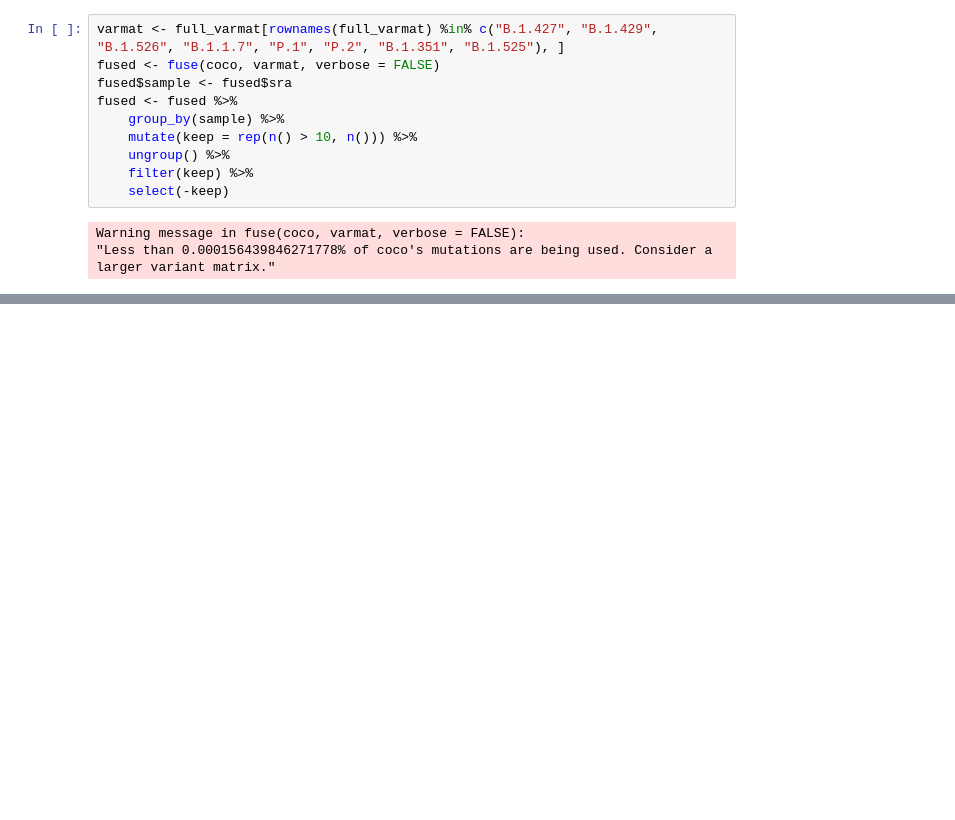
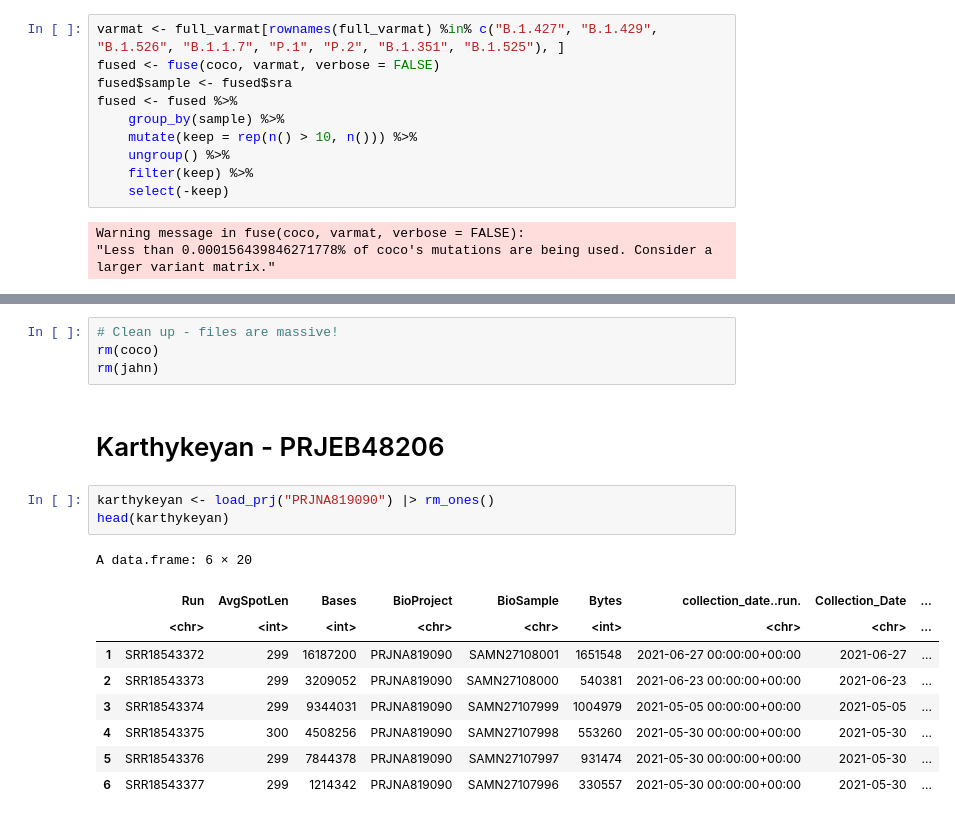
Before and after one commit to DASL-Lab/data-treatment-plant, a Jupyter notebook: data/Data_Sources.ipynb, the cells around one changed output, grey strips where cells are left out. Saved outputs shown, nothing was run; the diff lists cells and outputs as text; blank space fills up the shorter version.

```diff
--- a/data/Data_Sources.ipynb
+++ b/data/Data_Sources.ipynb
@@ -241,0 +260,19 @@ ggplot(filter(provoc_res, !is.na(location))) +
+# %%
+# Clean up - files are massive!
+rm(coco)
+rm(jahn)
+# %% [markdown]
+# Karthykeyan - PRJEB48206
+# %%
+karthykeyan <- load_prj("PRJNA819090") |> rm_ones()
+head(karthykeyan)
+# %% [output]
+A data.frame: 6 × 20
+|  | Run | AvgSpotLen | Bases | BioProject | BioSample | Bytes | collection_date..run. | Collection_Date | ... |
+|  | <chr> | <int> | <int> | <chr> | <chr> | <int> | <chr> | <chr> | ... |
+| 1 | SRR18543372 | 299 | 16187200 | PRJNA819090 | SAMN27108001 | 1651548 | 2021-06-27 00:00:00+00:00 | 2021-06-27 | ... |
+| 2 | SRR18543373 | 299 | 3209052 | PRJNA819090 | SAMN27108000 | 540381 | 2021-06-23 00:00:00+00:00 | 2021-06-23 | ... |
+| 3 | SRR18543374 | 299 | 9344031 | PRJNA819090 | SAMN27107999 | 1004979 | 2021-05-05 00:00:00+00:00 | 2021-05-05 | ... |
+| 4 | SRR18543375 | 300 | 4508256 | PRJNA819090 | SAMN27107998 | 553260 | 2021-05-30 00:00:00+00:00 | 2021-05-30 | ... |
+| 5 | SRR18543376 | 299 | 7844378 | PRJNA819090 | SAMN27107997 | 931474 | 2021-05-30 00:00:00+00:00 | 2021-05-30 | ... |
+| 6 | SRR18543377 | 299 | 1214342 | PRJNA819090 | SAMN27107996 | 330557 | 2021-05-30 00:00:00+00:00 | 2021-05-30 | ... |
```
Also changed, not shown: parts of 14 cells of this notebook.
